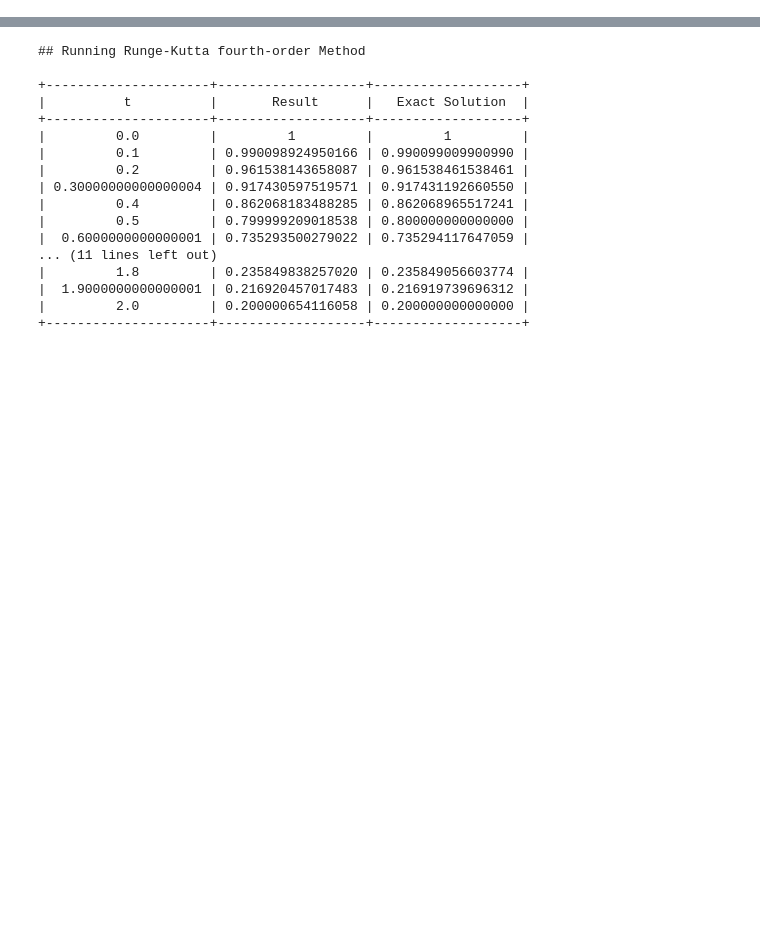
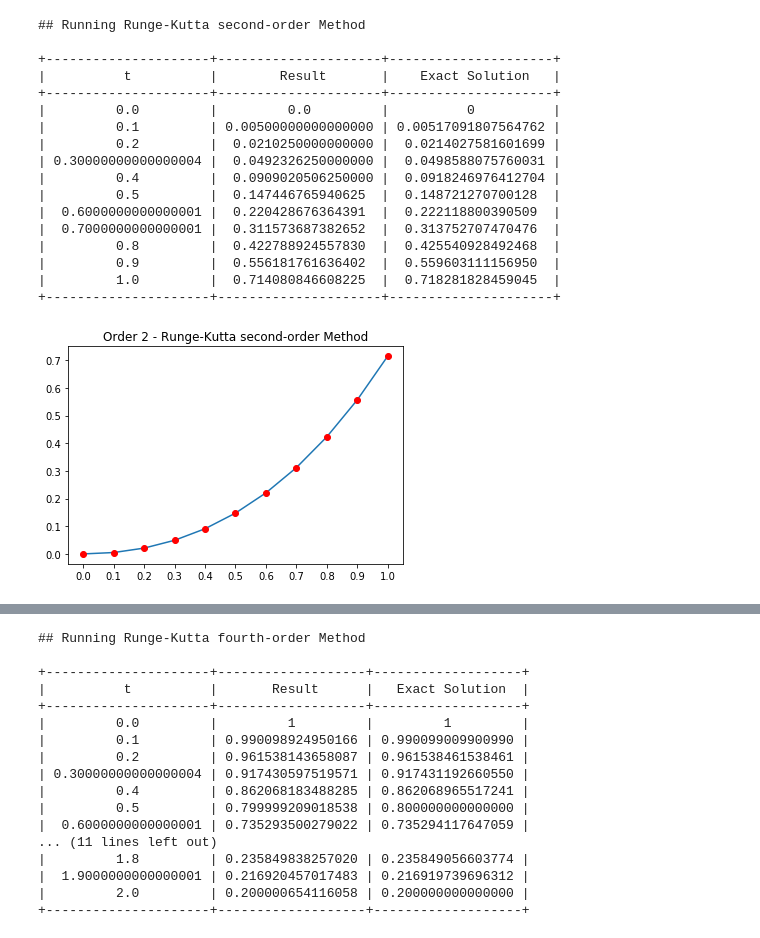
Before and after one commit to johndpope/COC473-computationalAlgebra, a Jupyter notebook: Assignment_3.ipynb, the cells around one changed output, grey strips where cells are left out. Cells and saved outputs as stored; diff of their text form; code cells hidden in the pictures; blank space fills up the shorter version.

```diff
--- a/Assignment_3.ipynb
+++ b/Assignment_3.ipynb
@@ -227,0 +339,21 @@ Exercício 1:
+# %%
+integrateMethod(sampleFunction1, deltaT, X0, maximumT, 2, exactSolution)
+# %% [output]
+## Running Runge-Kutta second-order Method
+
++---------------------+---------------------+---------------------+
+|          t          |        Result       |    Exact Solution   |
++---------------------+---------------------+---------------------+
+|         0.0         |         0.0         |          0          |
+|         0.1         | 0.00500000000000000 | 0.00517091807564762 |
+|         0.2         |  0.0210250000000000 |  0.0214027581601699 |
+| 0.30000000000000004 |  0.0492326250000000 |  0.0498588075760031 |
+|         0.4         |  0.0909020506250000 |  0.0918246976412704 |
+|         0.5         |  0.147446765940625  |  0.148721270700128  |
+|  0.6000000000000001 |  0.220428676364391  |  0.222118800390509  |
+|  0.7000000000000001 |  0.311573687382652  |  0.313752707470476  |
+|         0.8         |  0.422788924557830  |  0.425540928492468  |
+|         0.9         |  0.556181761636402  |  0.559603111156950  |
+|         1.0         |  0.714080846608225  |  0.718281828459045  |
++---------------------+---------------------+---------------------+
+[figure, added]
```
Also changed, not shown: parts of 27 cells of this notebook, 1 other file.
